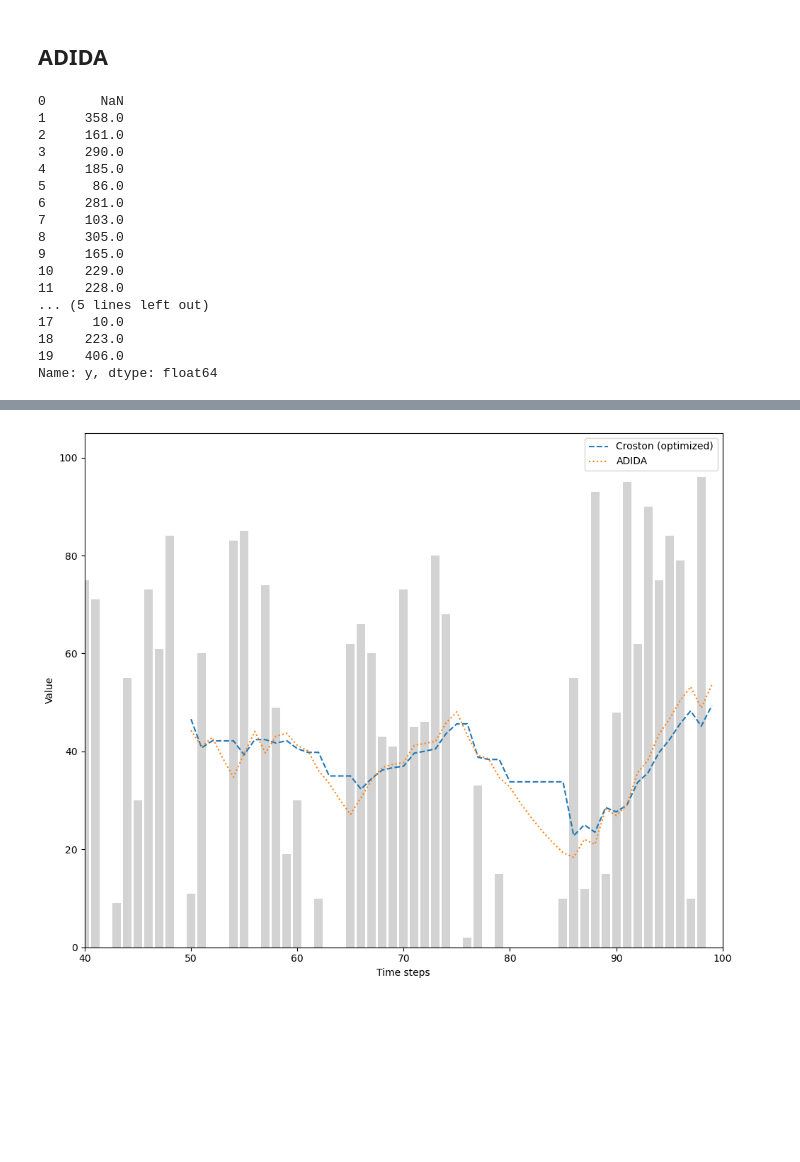
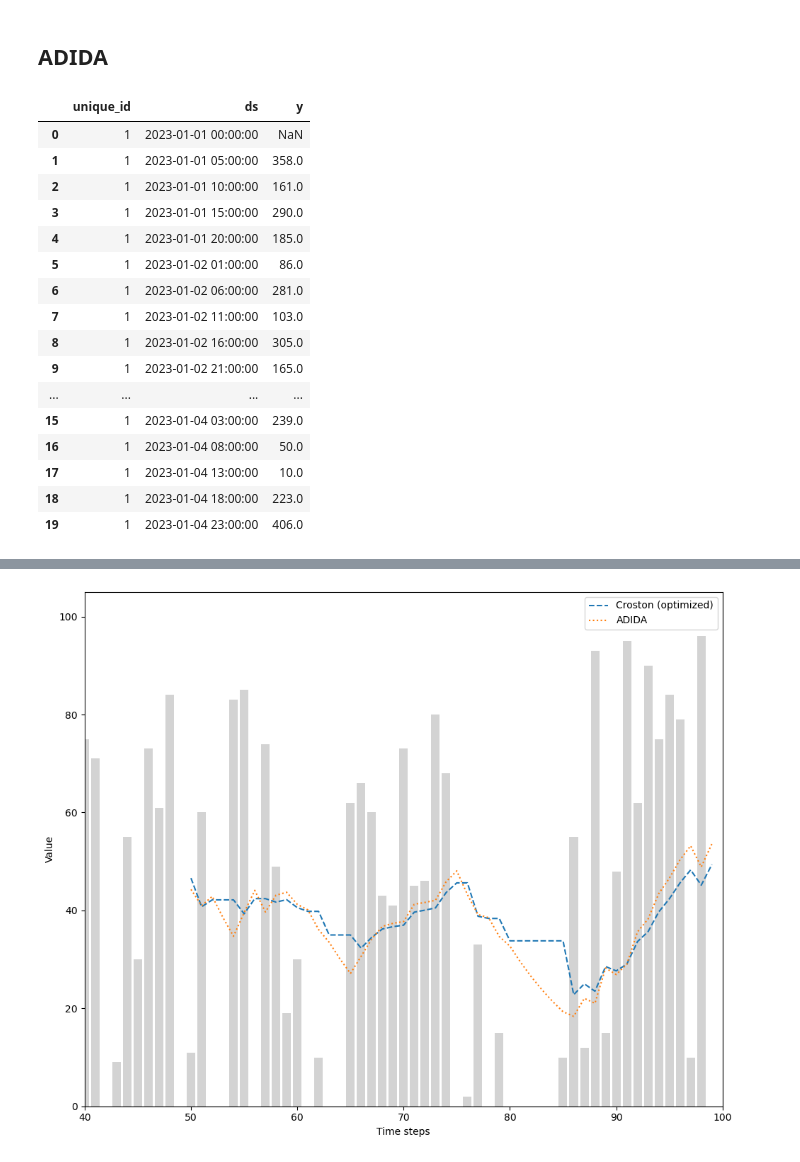
Before and after one commit to DiogoRibeiro7/Medium-Blog, a Jupyter notebook: intermittent_time_series-main/Intermittent Time Series Forecasting.ipynb, the cells around one changed output, grey strips where cells are left out. Saved outputs shown, nothing was run; the diff lists cells and outputs as text; code cells hidden in the pictures; blank space fills up the shorter version.

```diff
--- a/intermittent_time_series-main/Intermittent Time Series Forecasting.ipynb
+++ b/intermittent_time_series-main/Intermittent Time Series Forecasting.ipynb
@@ -86,26 +86,27 @@ plt.tight_layout()
 # %% [markdown]
 ## ADIDA
 # %%
-agg_sim_df = sim_df['y'].rolling(window=5, step=5).sum()
+agg_sim_df = sim_df.iloc[::5].copy()
+agg_sim_df['y'] = sim_df['y'].rolling(window=5).sum().iloc[::5].values
 agg_sim_df.reset_index(drop=True)
 # %% [output]
-0       NaN
-1     358.0
-2     161.0
-3     290.0
-4     185.0
-5      86.0
-6     281.0
-7     103.0
-8     305.0
-9     165.0
-10    229.0
-11    228.0
-... (5 lines left out)
-17     10.0
-18    223.0
-19    406.0
-Name: y, dtype: float64
+|  | unique_id | ds | y |
+| 0 | 1 | 2023-01-01 00:00:00 | NaN |
+| 1 | 1 | 2023-01-01 05:00:00 | 358.0 |
+| 2 | 1 | 2023-01-01 10:00:00 | 161.0 |
+| 3 | 1 | 2023-01-01 15:00:00 | 290.0 |
+| 4 | 1 | 2023-01-01 20:00:00 | 185.0 |
+| 5 | 1 | 2023-01-02 01:00:00 | 86.0 |
+| 6 | 1 | 2023-01-02 06:00:00 | 281.0 |
+| 7 | 1 | 2023-01-02 11:00:00 | 103.0 |
+| 8 | 1 | 2023-01-02 16:00:00 | 305.0 |
+| 9 | 1 | 2023-01-02 21:00:00 | 165.0 |
+| ... | ... | ... | ... |
+| 15 | 1 | 2023-01-04 03:00:00 | 239.0 |
+| 16 | 1 | 2023-01-04 08:00:00 | 50.0 |
+| 17 | 1 | 2023-01-04 13:00:00 | 10.0 |
+| 18 | 1 | 2023-01-04 18:00:00 | 223.0 |
+| 19 | 1 | 2023-01-04 23:00:00 | 406.0 |
 # %%
 fig, (ax1, ax2) = plt.subplots(nrows=2, ncols=1, figsize=(10,8))
 
```
Also changed, not shown: parts of 10 cells of this notebook, 1 other file.
